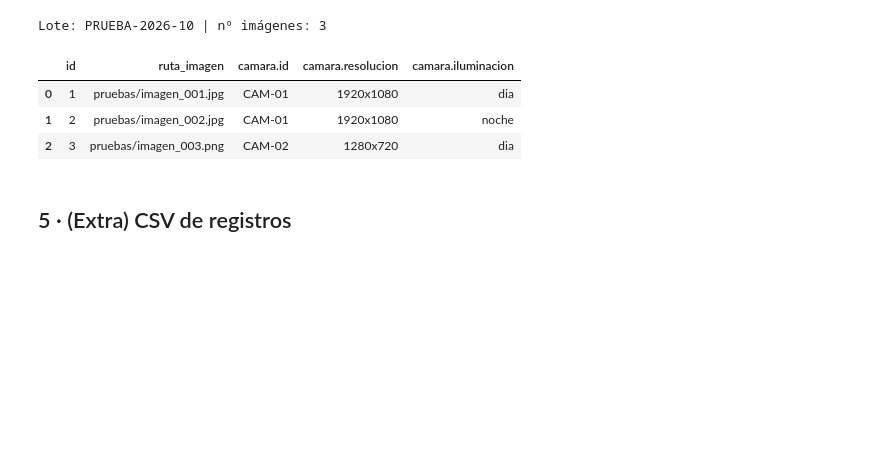
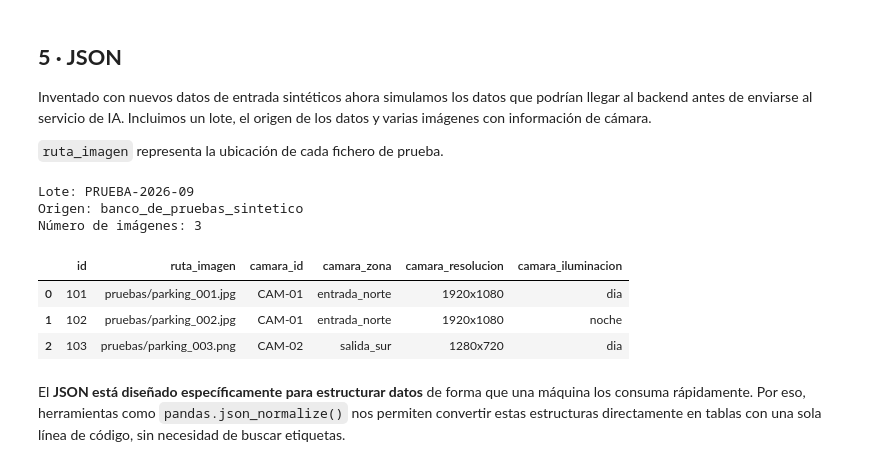
Before and after one commit to altu44/proyecto-ra1, a Jupyter notebook: demo_lenguajes.ipynb, the cells around one changed output. Cells and saved outputs as stored; diff of their text form; code cells hidden in the pictures; blank space fills up the shorter version.

```diff
--- a/demo_lenguajes.ipynb
+++ b/demo_lenguajes.ipynb
@@ -86,24 +315,69 @@ Cámaras: ['CAM-01', 'CAM-02']
+# %% [markdown]
+
+## **5 · JSON**
+Inventado con nuevos datos de entrada sintéticos ahora simulamos los datos que podrían llegar al backend antes de enviarse al servicio de IA. Incluimos un lote, el origen de los datos y varias imágenes con información de cámara.
+
+`ruta_imagen` representa la ubicación de cada fichero de prueba.
 # %%
+
 json_entrada = """
 {
-  "lote": "PRUEBA-2026-10",
+  "lote": "PRUEBA-2026-09",
   "origen": "banco_de_pruebas_sintetico",
+  "aplicacion": "Matriculator",
   "imagenes": [
-    {"id": 1, "ruta_imagen": "pruebas/imagen_001.jpg", "camara": {"id": "CAM-01", "resolucion": "1920x1080", "iluminacion": "dia"}},
-    {"id": 2, "ruta_imagen": "pruebas/imagen_002.jpg", "camara": {"id": "CAM-01", "resolucion": "1920x1080", "iluminacion": "noche"}},
-    {"id": 3, "ruta_imagen": "pruebas/imagen_003.png", "camara": {"id": "CAM-02", "resolucion": "1280x720", "iluminacion": "dia"}}
+    {
+      "id": 101,
+      "ruta_imagen": "pruebas/parking_001.jpg",
+      "camara": {
+        "id": "CAM-01",
+        "zona": "entrada_norte",
+        "resolucion": "1920x1080",
+        "iluminacion": "dia"
+      }
+    },
+    {
+      "id": 102,
+      "ruta_imagen": "pruebas/parking_002.jpg",
+      "camara": {
+        "id": "CAM-01",
+        "zona": "entrada_norte",
+        "resolucion": "1920x1080",
+        "iluminacion": "noche"
+      }
+    },
+    {
+      "id": 103,
+      "ruta_imagen": "pruebas/parking_003.png",
+      "camara": {
+        "id": "CAM-02",
+        "zona": "salida_sur",
+        "resolucion": "1280x720",
+        "iluminacion": "dia"
+      }
+    }
   ]
 }
 """
 
 datos = json.loads(json_entrada)
-print("Lote:", datos["lote"], "| nº imágenes:", len(datos["imagenes"]))
-pd.json_normalize(datos["imagenes"])   # aplana el objeto anidado 'camara'
+
+print("Lote:", datos["lote"])
+print("Origen:", datos["origen"])
+print("Número de imágenes:", len(datos["imagenes"]))
 # %% [output]
-Lote: PRUEBA-2026-10 | nº imágenes: 3
+Lote: PRUEBA-2026-09
+Origen: banco_de_pruebas_sintetico
+Número de imágenes: 3
-|  | id | ruta_imagen | camara.id | camara.resolucion | camara.iluminacion |
-| 0 | 1 | pruebas/imagen_001.jpg | CAM-01 | 1920x1080 | dia |
-| 1 | 2 | pruebas/imagen_002.jpg | CAM-01 | 1920x1080 | noche |
-| 2 | 3 | pruebas/imagen_003.png | CAM-02 | 1280x720 | dia |
-# %% [markdown]
-## 5 · (Extra) CSV de registros
+# %%
+
+# json_normalize aplana el objeto anidado "camara"
+df_json = pd.json_normalize(datos["imagenes"], sep="_")
+df_json
+# %% [output]
+|  | id | ruta_imagen | camara_id | camara_zona | camara_resolucion | camara_iluminacion |
+| 0 | 101 | pruebas/parking_001.jpg | CAM-01 | entrada_norte | 1920x1080 | dia |
+| 1 | 102 | pruebas/parking_002.jpg | CAM-01 | entrada_norte | 1920x1080 | noche |
+| 2 | 103 | pruebas/parking_003.png | CAM-02 | salida_sur | 1280x720 | dia |
+# %% [markdown]
+El **JSON está diseñado específicamente para estructurar datos** de forma que una máquina los consuma rápidamente. Por eso, herramientas como `pandas.json_normalize()` nos permiten convertir estas estructuras directamente en tablas con una sola línea de código, sin necesidad de buscar etiquetas.
```
Also changed, not shown: parts of 28 cells of this notebook.
